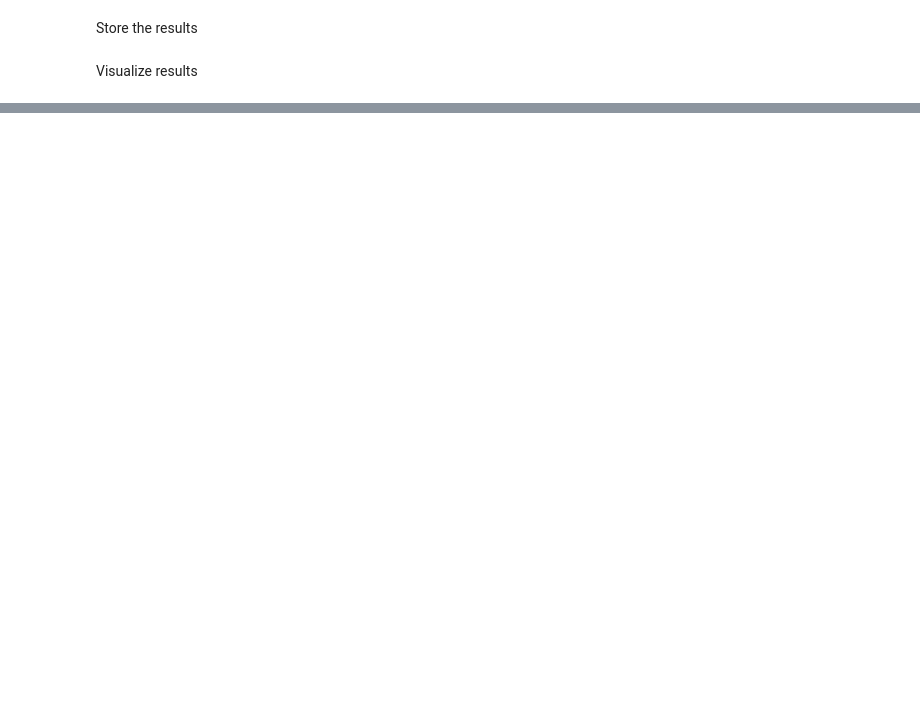
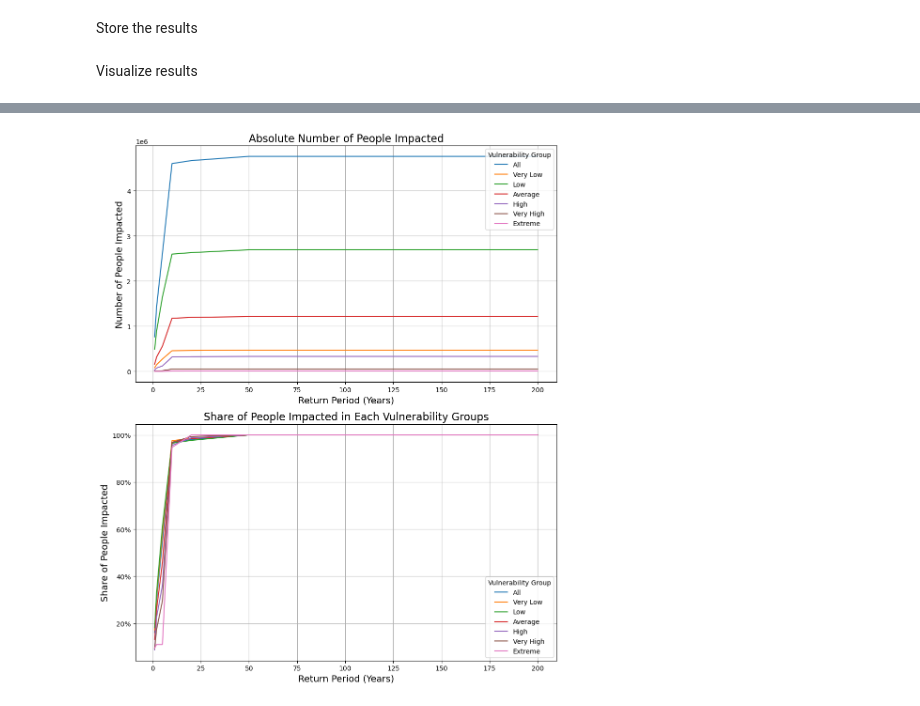
Before and after one commit to directedproject-eu/interoperability_sandbox, a Jupyter notebook: CLIMADA/CLIMADA-SVI_example1.ipynb, the cells around one changed output, grey strips where cells are left out. Cells and saved outputs as stored; diff of their text form; code cells hidden in the pictures; blank space fills up the shorter version.

```diff
--- a/CLIMADA/CLIMADA-SVI_example1.ipynb
+++ b/CLIMADA/CLIMADA-SVI_example1.ipynb
@@ -327,9 +429,6 @@ import matplotlib.pyplot as plt
 # Define the return periods
 return_per = [1, 2, 5, 10, 20, 50, 100, 200]
 rp_dict = {}
-
-# Create a new figure and axis for the plot
-fig, ax = plt.subplots(figsize=(10, 6))
 
 # Loop through each vulnerability group to calculate and plot the frequency curve
 for vuln_group, imp in imp_dict.items():
@@ -343,30 +442,32 @@ for vuln_group, rp_curve in rp_dict.items():
     # Get the total number of people in the group
     total_people_group = exp_dict[vuln_group].gdf['value'].sum()
 
     # Calculate the share of people impacted
     impact_share = rp_curve.impact / total_people_group
 
     # Plot the absolute number of people impacted
     ax1.plot(rp_curve.return_per, rp_curve.impact, label=vuln_group)
 
     # Plot the share of total people impacted
     ax2.plot(rp_curve.return_per, impact_share, label=vuln_group)
 
 # Titles and labels for the absolute numbers plot
 ax1.set_title("Absolute Number of People Impacted", fontsize=16)
 ax1.set_xlabel("Return Period (Years)", fontsize=14)
 ax1.set_ylabel("Number of People Impacted", fontsize=14)
 ax1.legend(title="Vulnerability Group")
 ax1.grid(True)
 
 # Titles and labels for the share plot
 ax2.set_title("Share of People Impacted in Each Vulnerability Groups", fontsize=16)
 ax2.set_xlabel("Return Period (Years)", fontsize=14)
 ax2.set_ylabel("Share of People Impacted", fontsize=14)
 ax2.yaxis.set_major_formatter(plt.FuncFormatter(lambda x, _: f'{x:.0%}'))
 ax2.legend(title="Vulnerability Group")
 ax2.grid(True)
 
 # Display both plots neatly
 plt.tight_layout()
 plt.show()
+# %% [output]
+[figure, added]
```
Also changed, not shown: parts of 3 cells of this notebook.
